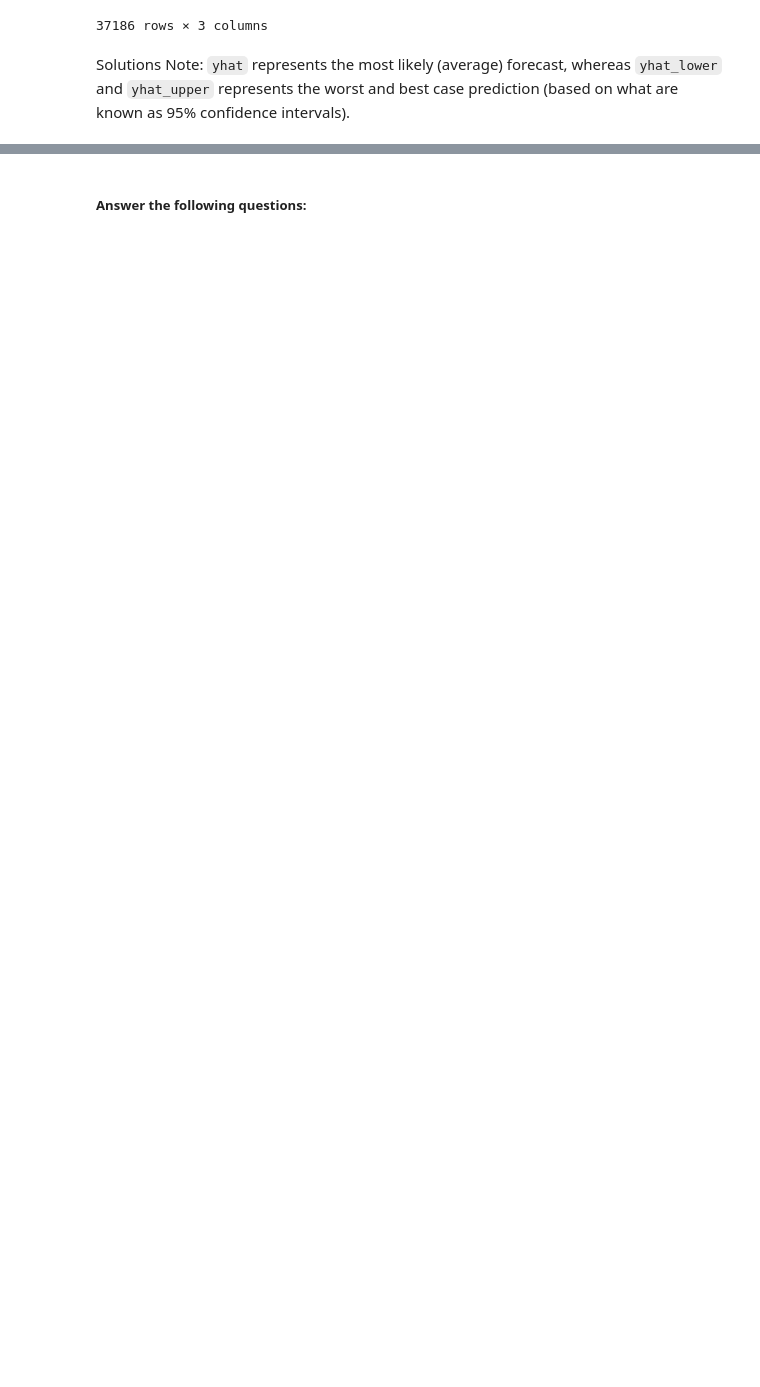
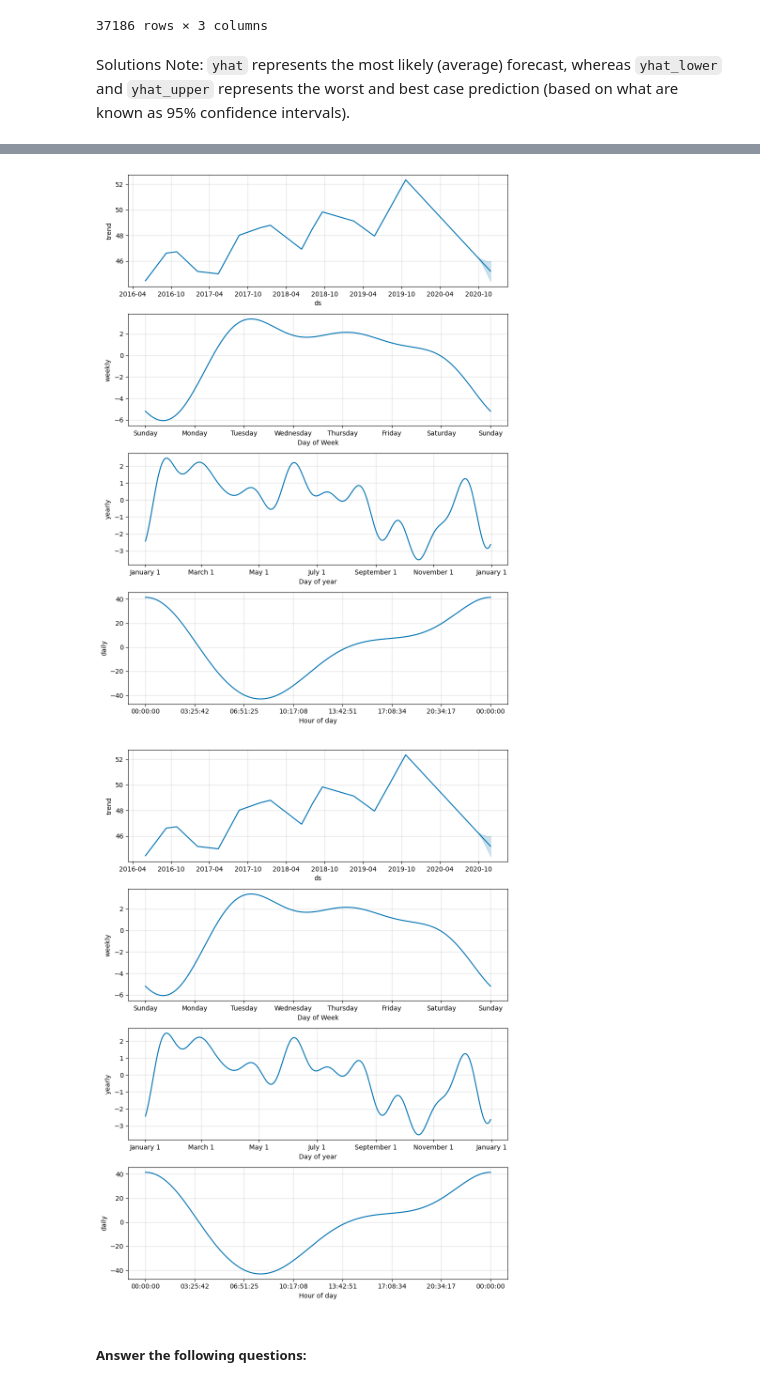
Before and after one commit to aFernandez88/prophet-challenge, a Jupyter notebook: Starter_Code/forecasting_net_prophet.ipynb, the cells around one changed output, grey strips where cells are left out. Drawn from its saved outputs; the diff is of its cells as text; code cells hidden in the pictures; blank space fills up the shorter version.

```diff
--- a/Starter_Code/forecasting_net_prophet.ipynb
+++ b/Starter_Code/forecasting_net_prophet.ipynb
@@ -518,8 +518,11 @@ forecast_mercado_trends[['yhat', 'yhat_lower', 'yhat_upper']].iloc[-2000:,:].plo
 # %%
 # Reset the index in the forecast_mercado_trends DataFrame
 forecast_mercado_trends = forecast_mercado_trends.reset_index()
 # Use the plot_components function to visualize the forecast results
-# for the forecast_canada DataFrame
+model.plot_components(forecast_mercado_trends)
+# %% [output]
+[figure, added]
+[figure, added]
 # %% [markdown]
 ##### Answer the following questions:
 # %% [markdown]
```
Also changed, not shown: parts of 9 cells of this notebook.
